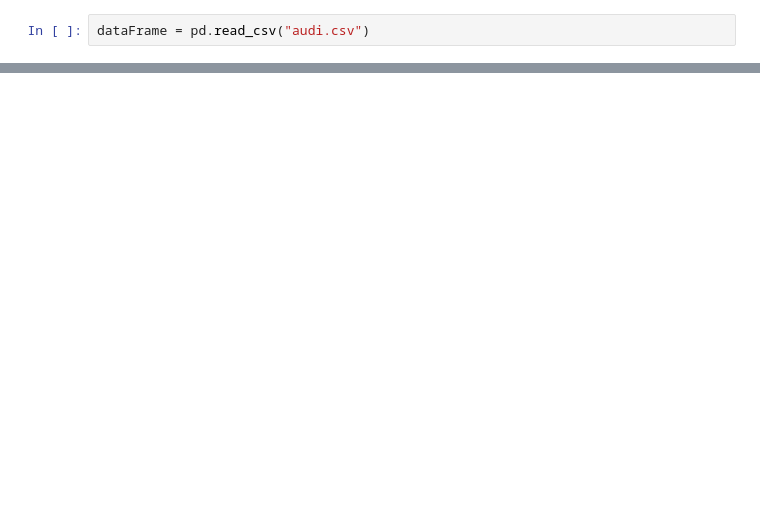
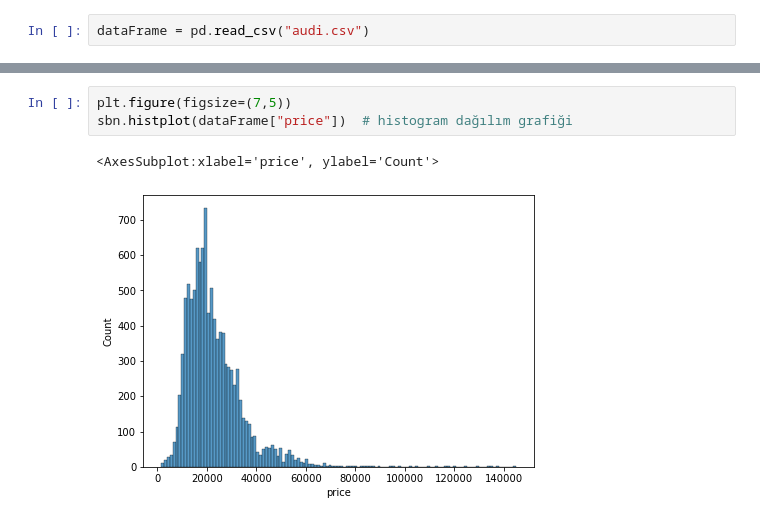
Before and after one commit to oguzhanagir/TensorFlowPythonPractice, a Jupyter notebook: TensorFlow-ArabaAnalizi(audi).ipynb, the cells around one changed output, grey strips where cells are left out. Saved outputs shown, nothing was run; the diff lists cells and outputs as text; blank space fills up the shorter version.

```diff
--- a/TensorFlow-ArabaAnalizi(audi).ipynb
+++ b/TensorFlow-ArabaAnalizi(audi).ipynb
@@ -23,0 +38,6 @@ dataFrame
+# %%
+plt.figure(figsize=(7,5))
+sbn.histplot(dataFrame["price"])  # histogram dağılım grafiği
+# %% [output]
+<AxesSubplot:xlabel='price', ylabel='Count'>
+[figure, added]
```
Also changed, not shown: parts of 39 cells of this notebook, 4 other files.
